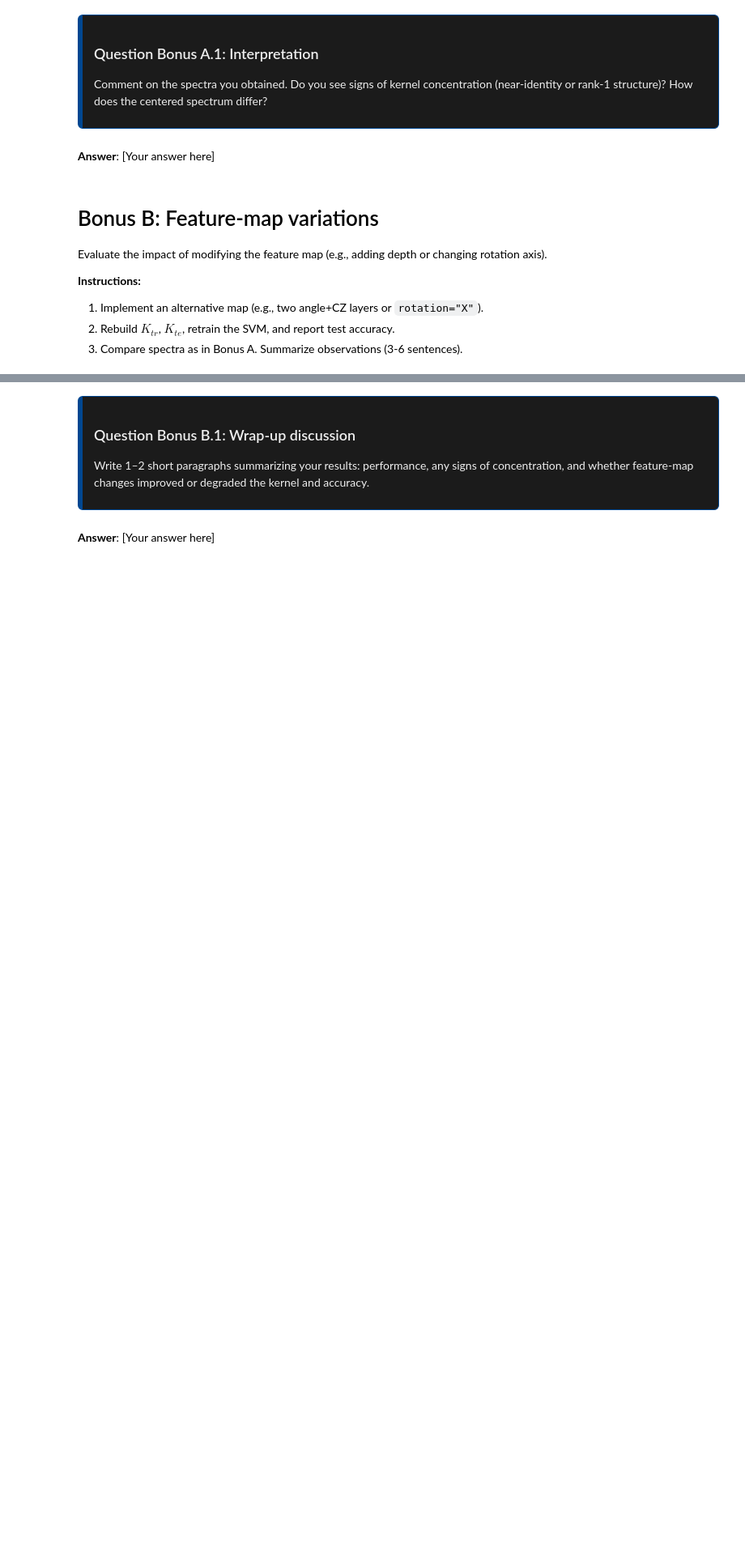
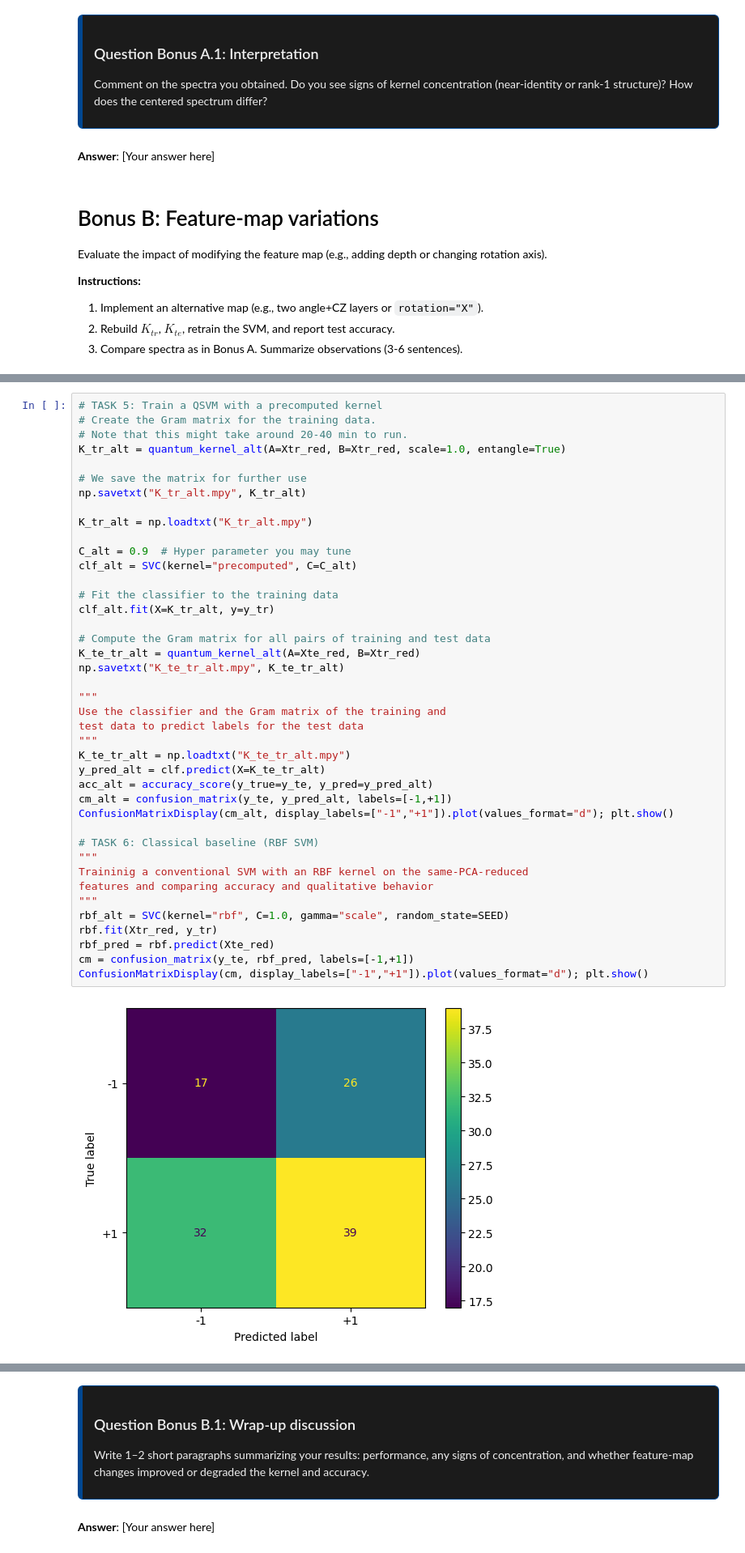
Before and after one commit to ScottMcHaffie/DD2368_assignments, a Jupyter notebook: assignment2/assignment2_edy.ipynb, the cells around one changed output, grey strips where cells are left out. Shown at 81% size. Saved outputs shown, nothing was run; the diff lists cells and outputs as text; blank space fills up the shorter version.

```diff
--- a/assignment2/assignment2_edy.ipynb
+++ b/assignment2/assignment2_edy.ipynb
@@ -340 +512,44 @@ Evaluate the impact of modifying the feature map (e.g., adding depth or changing
 # ---YOUR CODE ENDS HERE---
+# %%
+# TASK 5: Train a QSVM with a precomputed kernel
+# Create the Gram matrix for the training data.
+# Note that this might take around 20-40 min to run.
+K_tr_alt = quantum_kernel_alt(A=Xtr_red, B=Xtr_red, scale=1.0, entangle=True)
+
+# We save the matrix for further use
+np.savetxt("K_tr_alt.mpy", K_tr_alt)
+
+K_tr_alt = np.loadtxt("K_tr_alt.mpy")
+
+C_alt = 0.9  # Hyper parameter you may tune
+clf_alt = SVC(kernel="precomputed", C=C_alt)
+
+# Fit the classifier to the training data
+clf_alt.fit(X=K_tr_alt, y=y_tr)
+
+# Compute the Gram matrix for all pairs of training and test data
+K_te_tr_alt = quantum_kernel_alt(A=Xte_red, B=Xtr_red)
+np.savetxt("K_te_tr_alt.mpy", K_te_tr_alt)
+
+"""
+Use the classifier and the Gram matrix of the training and
+test data to predict labels for the test data
+"""
+K_te_tr_alt = np.loadtxt("K_te_tr_alt.mpy")
+y_pred_alt = clf.predict(X=K_te_tr_alt)
+acc_alt = accuracy_score(y_true=y_te, y_pred=y_pred_alt)
+cm_alt = confusion_matrix(y_te, y_pred_alt, labels=[-1,+1])
+ConfusionMatrixDisplay(cm_alt, display_labels=["-1","+1"]).plot(values_format="d"); plt.show()
+
+# TASK 6: Classical baseline (RBF SVM)
+"""
+Traininig a conventional SVM with an RBF kernel on the same-PCA-reduced
+features and comparing accuracy and qualitative behavior
+"""
+rbf_alt = SVC(kernel="rbf", C=1.0, gamma="scale", random_state=SEED)
+rbf.fit(Xtr_red, y_tr)
+rbf_pred = rbf.predict(Xte_red)
+cm = confusion_matrix(y_te, rbf_pred, labels=[-1,+1])
+ConfusionMatrixDisplay(cm, display_labels=["-1","+1"]).plot(values_format="d"); plt.show()
+# %% [output]
+[figure, added]
```
Also changed, not shown: parts of 15 cells of this notebook, 2 other files.
